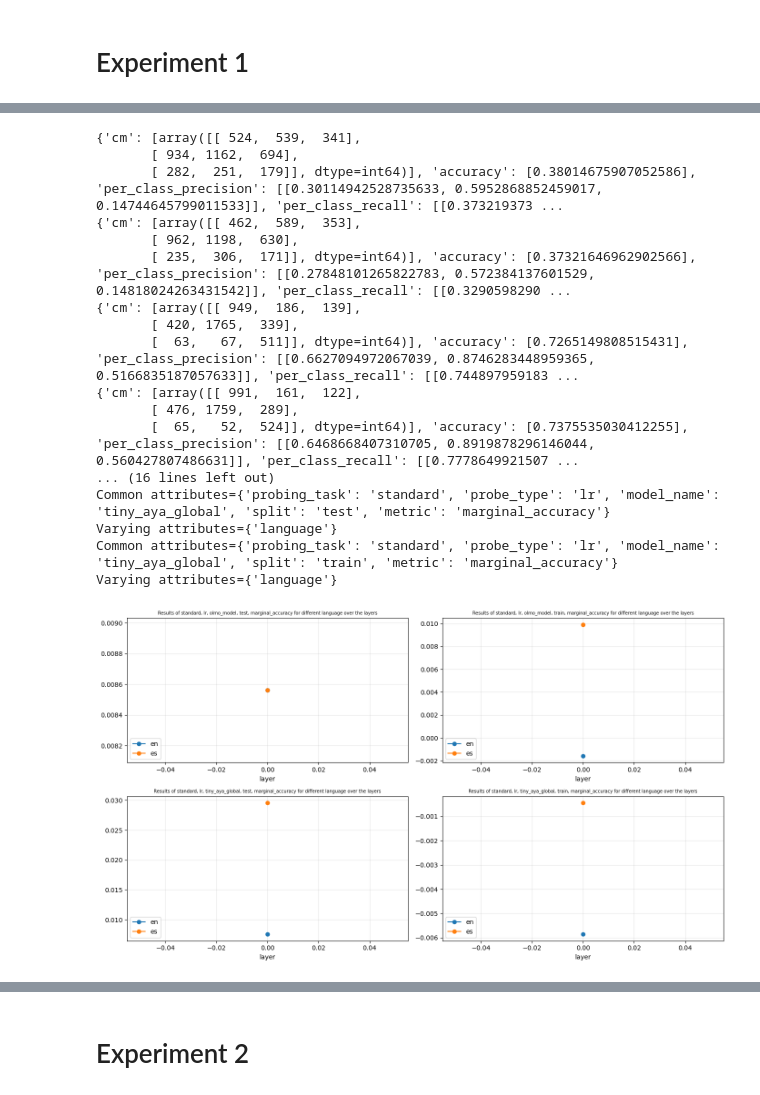
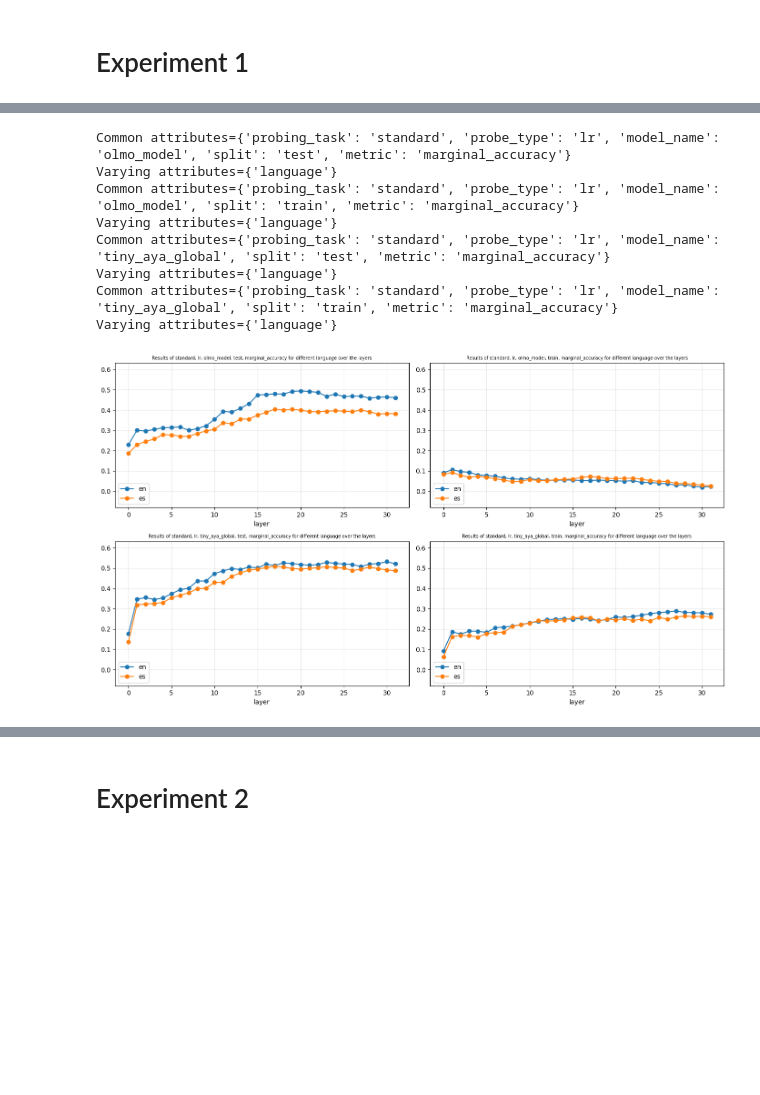
Before and after one commit to Zawezu/probing_nli, a Jupyter notebook: experiments_manager.ipynb, the cells around one changed output, grey strips where cells are left out. Saved outputs shown, nothing was run; the diff lists cells and outputs as text; code cells hidden in the pictures; blank space fills up the shorter version.

```diff
--- a/experiments_manager.ipynb
+++ b/experiments_manager.ipynb
@@ -115,39 +89,19 @@ Varying attributes={'probing_task'}
-# %%
-plots_to_make: list[list[tuple[ExperimentResult, str, str]]] = []
-for model_name in model_names:
-    for split in ["test", "train"]:
-        # Get all the experiments for this model across all languages and probing_tasks
-        experiments_in_plot: list[tuple[ExperimentResult, str, str]] = []
-        for language in languages:
-            exp_result: ExperimentResult = ExperimentResult.get_from_file(
-                1, language, "standard", probe_type, model_name
-            )
-            experiments_in_plot.append((exp_result, split, "marginal_accuracy"))
-            # experiments_in_plot.append((exp_result, split, "baseline_constant_accuracy"))
-            print(exp_result.metrics[split])
-
-        plots_to_make.append(experiments_in_plot)
-# Make some plots
-plot_metrics_by_group(plots_to_make, "layer", show=True)
-# %% [output]
-{'cm': [array([[ 524,  539,  341],
-       [ 934, 1162,  694],
-       [ 282,  251,  179]], dtype=int64)], 'accuracy': [0.38014675907052586], 'per_class_precision': [[0.30114942528735633, 0.5952868852459017, 0.14744645799011533]], 'per_class_recall': [[0.373219373 ...
-{'cm': [array([[ 462,  589,  353],
-       [ 962, 1198,  630],
-       [ 235,  306,  171]], dtype=int64)], 'accuracy': [0.37321646962902566], 'per_class_precision': [[0.27848101265822783, 0.572384137601529, 0.14818024263431542]], 'per_class_recall': [[0.3290598290 ...
-{'cm': [array([[ 949,  186,  139],
-       [ 420, 1765,  339],
-       [  63,   67,  511]], dtype=int64)], 'accuracy': [0.7265149808515431], 'per_class_precision': [[0.6627094972067039, 0.8746283448959365, 0.5166835187057633]], 'per_class_recall': [[0.744897959183 ...
-{'cm': [array([[ 991,  161,  122],
-       [ 476, 1759,  289],
-       [  65,   52,  524]], dtype=int64)], 'accuracy': [0.7375535030412255], 'per_class_precision': [[0.6468668407310705, 0.8919878296146044, 0.560427807486631]], 'per_class_recall': [[0.7778649921507 ...
-... (16 lines left out)
-Common attributes={'probing_task': 'standard', 'probe_type': 'lr', 'model_name': 'tiny_aya_global', 'split': 'test', 'metric': 'marginal_accuracy'}
-Varying attributes={'language'}
-Common attributes={'probing_task': 'standard', 'probe_type': 'lr', 'model_name': 'tiny_aya_global', 'split': 'train', 'metric': 'marginal_accuracy'}
-Varying attributes={'language'}
-[figure, removed]
+# %%
+# Get list of plots showing marginal accuracy
+plots_to_make = get_list_of_plots(model_names, ["test", "train"], languages, ["standard"], probe_type, 1, "marginal_accuracy")
+
+# Make some plots
+plot_metrics_by_group(plots_to_make, "layer", show=True)
+# %% [output]
+Common attributes={'probing_task': 'standard', 'probe_type': 'lr', 'model_name': 'olmo_model', 'split': 'test', 'metric': 'marginal_accuracy'}
+Varying attributes={'language'}
+Common attributes={'probing_task': 'standard', 'probe_type': 'lr', 'model_name': 'olmo_model', 'split': 'train', 'metric': 'marginal_accuracy'}
+Varying attributes={'language'}
+Common attributes={'probing_task': 'standard', 'probe_type': 'lr', 'model_name': 'tiny_aya_global', 'split': 'test', 'metric': 'marginal_accuracy'}
+Varying attributes={'language'}
+Common attributes={'probing_task': 'standard', 'probe_type': 'lr', 'model_name': 'tiny_aya_global', 'split': 'train', 'metric': 'marginal_accuracy'}
+Varying attributes={'language'}
+[figure, added]
 # %%
 # for model_name in model_names:
 #     for split in ["test", "train"]:
```
Also changed, not shown: parts of 11 cells of this notebook, 3 other files.
